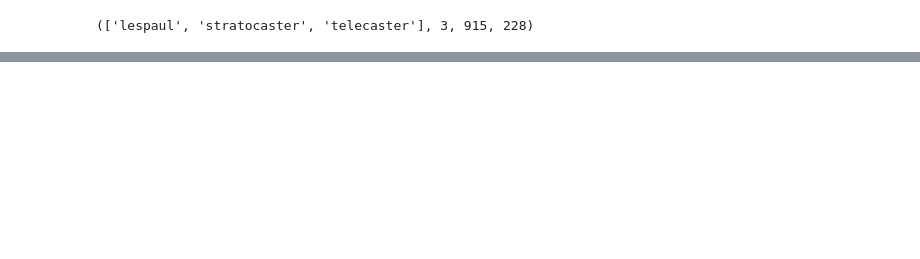
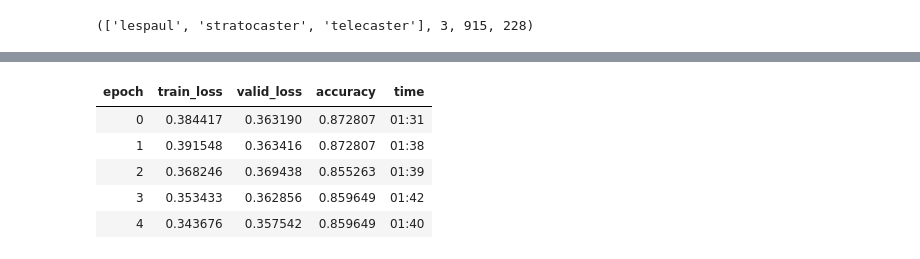
Before and after one commit to cidfelipe/whatsmyguitar, a Jupyter notebook: Reconhecendo_Guitarras_com_DL-V2.ipynb, the cells around one changed output, grey strips where cells are left out. Cells and saved outputs as stored; diff of their text form; code cells hidden in the pictures; blank space fills up the shorter version.

```diff
--- a/Reconhecendo_Guitarras_com_DL-V2.ipynb
+++ b/Reconhecendo_Guitarras_com_DL-V2.ipynb
@@ -422,0 +422,9 @@ OSError: [Errno 12] Cannot allocate memory
+# %%
+learn.fit_one_cycle(5, max_lr=slice(1e-03))
+# %% [output]
+| epoch | train_loss | valid_loss | accuracy | time |
+| 0 | 0.384417 | 0.363190 | 0.872807 | 01:31 |
+| 1 | 0.391548 | 0.363416 | 0.872807 | 01:38 |
+| 2 | 0.368246 | 0.369438 | 0.855263 | 01:39 |
+| 3 | 0.353433 | 0.362856 | 0.859649 | 01:42 |
+| 4 | 0.343676 | 0.357542 | 0.859649 | 01:40 |
```
Also changed, not shown: parts of 11 cells of this notebook.
